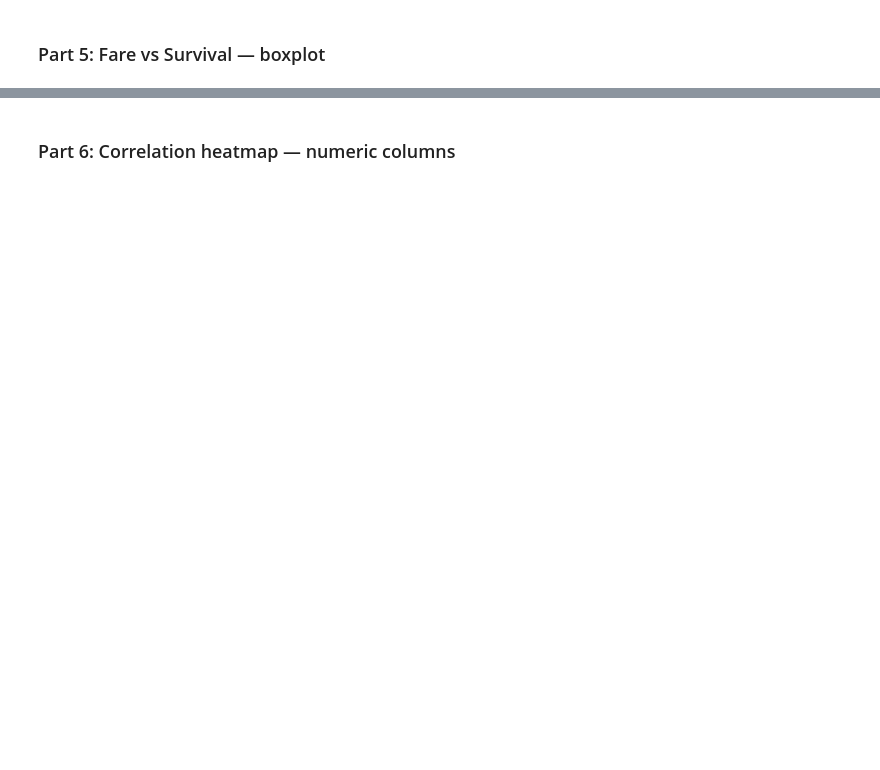
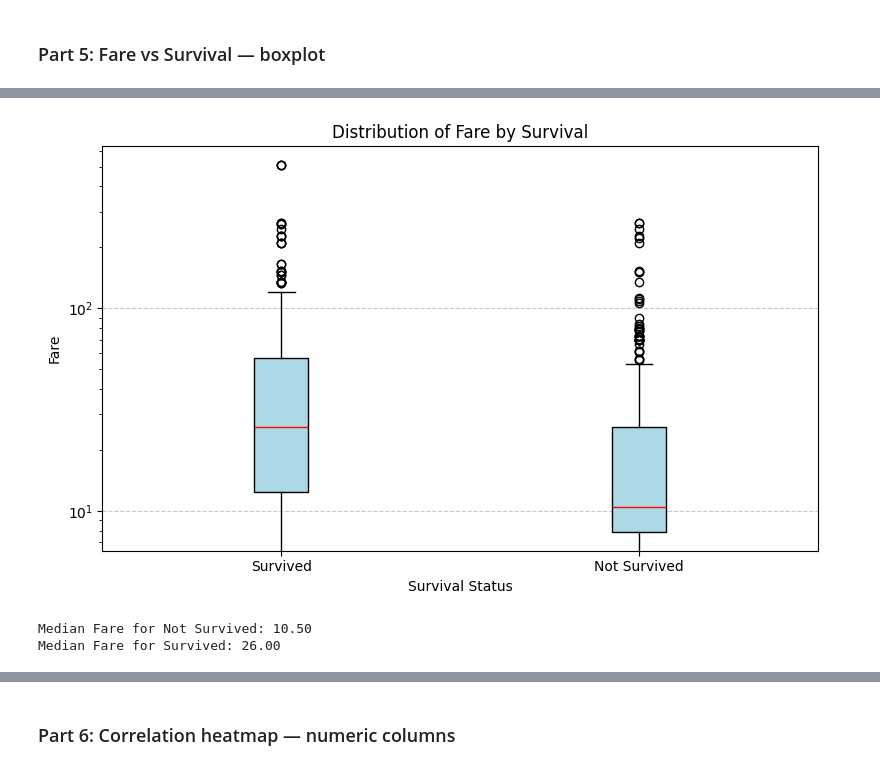
Before and after one commit to Thunder-Bird-007/titanic-survival-analysis, a Jupyter notebook: notebooks/analysis.ipynb, the cells around one changed output, grey strips where cells are left out. Cells and saved outputs as stored; diff of their text form; code cells hidden in the pictures; blank space fills up the shorter version.

Commit message:
Refactor code structure for improved readability and maintainability

```diff
--- a/notebooks/analysis.ipynb
+++ b/notebooks/analysis.ipynb
@@ -125,0 +199,25 @@ jfbaj
+# %%
+clean_fare = df.dropna(subset='Fare')
+survived_fare = clean_fare[clean_fare['Survived']==1]['Fare']
+not_survived_fare = clean_fare[clean_fare['Survived']==0]['Fare']
+# %%
+plt.figure(figsize=(8,5))
+plt.boxplot([survived_fare, not_survived_fare], labels=['Survived', 'Not Survived'], patch_artist=True, boxprops=dict(facecolor='lightblue', color='black'), medianprops=dict(color='red'))
+plt.yscale('log')  # Log scale to handle skewness in fare distribution
+plt.grid(axis='y', linestyle='--', alpha=0.7)  # Add grid for better readability
+plt.title('Distribution of Fare by Survival')
+plt.xlabel('Survival Status')
+plt.ylabel('Fare')
+plt.xticks(rotation=0)
+plt.tight_layout()
+plt.savefig("../visuals/fare_boxplot.png", dpi=150, bbox_inches='tight')
+plt.show()
+
+median_0 = clean_fare[clean_fare['Survived']==0]['Fare'].median()
+median_1 = clean_fare[clean_fare['Survived']==1]['Fare'].median()
+print(f"Median Fare for Not Survived: {median_0:.2f}")
+print(f"Median Fare for Survived: {median_1:.2f}")
+# %% [output]
+[figure, added]
+Median Fare for Not Survived: 10.50
+Median Fare for Survived: 26.00
```
Also changed, not shown: parts of 16 cells of this notebook, 1 other file.
